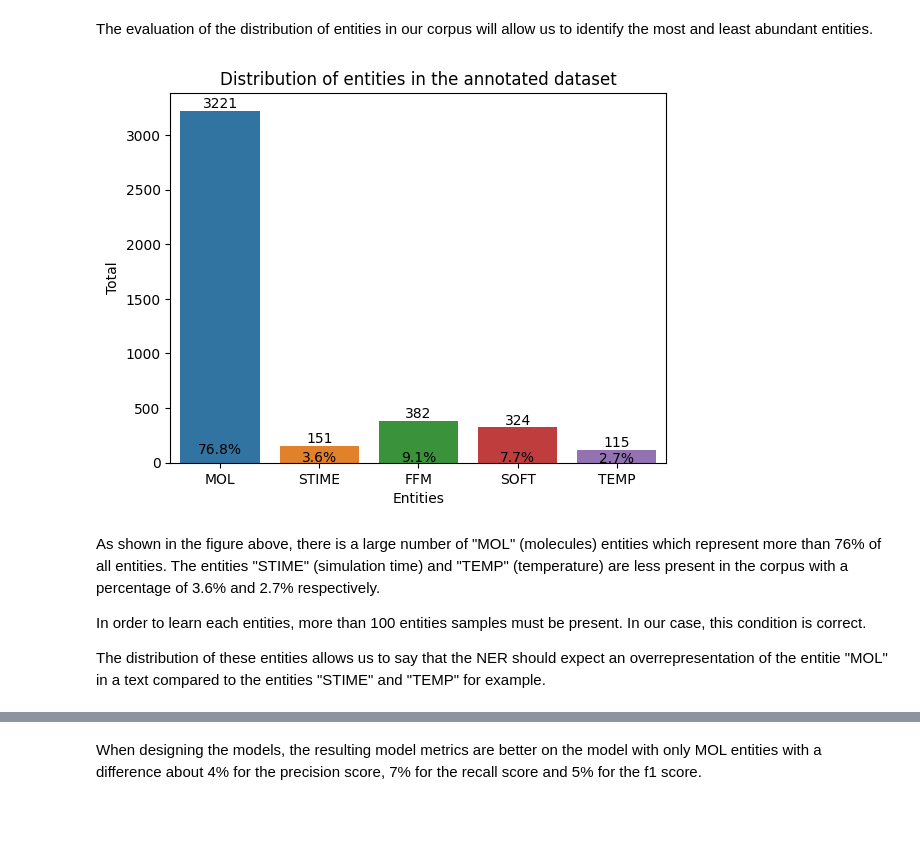
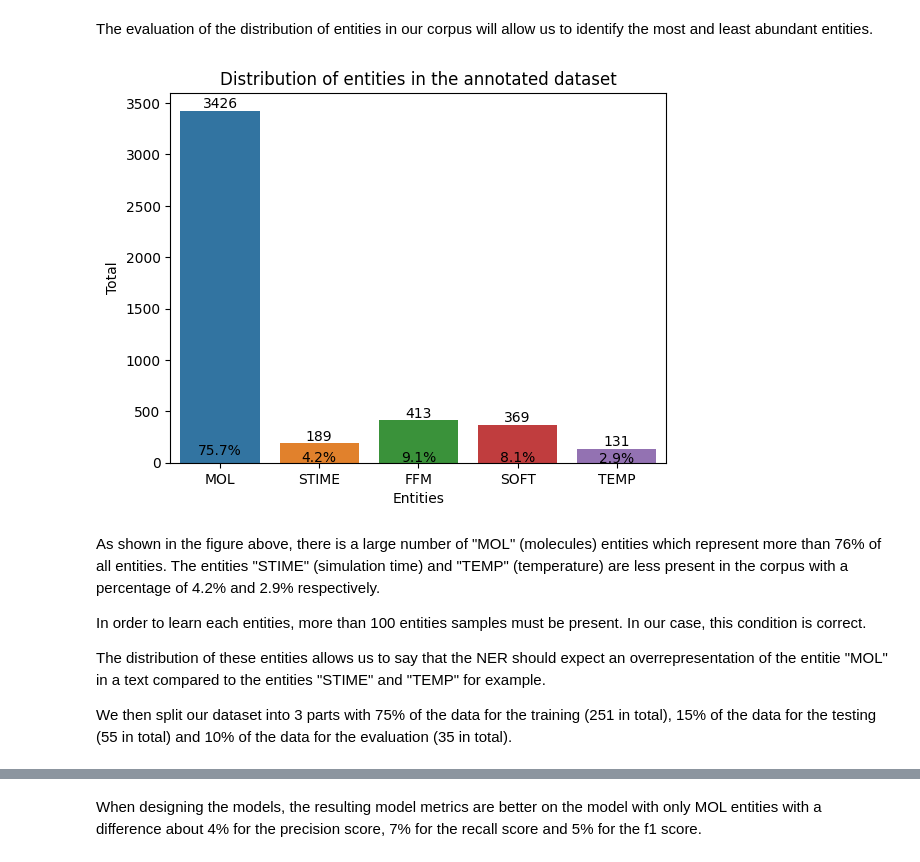
Before and after one commit to pierrepo/mdner, a Jupyter notebook: notebooks/evaluate_mdner.ipynb, the cells around one changed output, grey strips where cells are left out. Cells and saved outputs as stored; diff of their text form; code cells hidden in the pictures; blank space fills up the shorter version.

```diff
--- a/notebooks/evaluate_mdner.ipynb
+++ b/notebooks/evaluate_mdner.ipynb
@@ -18,47 +18,48 @@ import re
 ## Corpus composition
 # %% [markdown]
 The evaluation of the distribution of entities in our corpus will allow us to identify the most and least abundant entities.
-# %%
-path = "../annotations/"
-name_ents = ["MOL", "STIME", "FFM", "SOFT", "TEMP"]
-n_ents = dict.fromkeys(name_ents, 0)
-perc_ents = dict.fromkeys(name_ents, 0)
-total = 0
-
-# Get numbers and percentage for each entity
-for json_name in glob.glob(path + "*.json"):
-    with open(path + json_name, "r") as json_file:
-        annotations = json.load(json_file)["annotations"][0][1]
-        for _, _, label in annotations["entities"]:
-            n_ents[label] += 1
-            total += 1
-for label in name_ents:
-    perc_ents[label] = float(n_ents[label] / total) * 100
-
-# Create a pd.DataFrame that will contain the percentage and total number of sample entities.
-df_perc = pd.DataFrame.from_dict(perc_ents, orient="index", columns=["Percentage"])
-df_n = pd.DataFrame.from_dict(n_ents, orient="index", columns=["Total"])
-df = pd.concat([df_perc, df_n], axis=1)
-
-# Display a barplot for each entities
-ax = sns.barplot(x = df.index, y = 'Total', data=df)
-plt.xlabel("Entities")
-plt.title("Distribution of entities in the annotated dataset")
-
-for i, p in enumerate(ax.patches):
-    # Add the number of sample entities for each dedicated bar
-    ax.text(p.get_x() + p.get_width()/2,
-            p.get_height(),
-            f"{int(df.iloc[i]['Total'])}",
-            ha='center',
-            va='bottom')
-    # Add a percentage in each dedicated bar
-    ax.text(i, df.iloc[i]['Percentage'] + 1, str(round(df.iloc[i]['Percentage'], 1))+'%', ha='center')
-# %% [output]
-[figure, removed]
+# %%
+path = "../annotations/"
+name_ents = ["MOL", "STIME", "FFM", "SOFT", "TEMP"]
+n_ents = {label: 0 for label in name_ents}
+total = 0
+
+# Get numbers and percentage for each entity
+for json_name in glob.glob(path + "*.json"):
+    with open(json_name) as json_file:
+        annotations = json.load(json_file)["annotations"][0][1]
+        for _, _, label in annotations["entities"]:
+            n_ents[label] += 1
+            total += 1
+
+# Create a pandas DataFrame with the percentage and total number of sample entities.
+df = pd.DataFrame.from_dict(
+    {"Percentage": {label: n_ents[label] / total * 100 for label in name_ents},
+     "Total": n_ents}
+)
+
+# Display a bar plot for each entity
+ax = sns.barplot(x=df.index, y='Total', data=df)
+plt.xlabel("Entities")
+plt.title("Distribution of entities in the annotated dataset")
+
+# Add the number of sample entities and a percentage for each dedicated bar
+for i, p in enumerate(ax.patches):
+    ax.text(p.get_x() + p.get_width() / 2,
+            p.get_height(),
+            f"{int(df.iloc[i]['Total'])}",
+            ha='center',
+            va='bottom')
+    ax.text(i, df.iloc[i]['Percentage'] + 1,
+            f"{df.iloc[i]['Percentage']:.1f}%",
+            ha='center')
+# %% [output]
+[figure, added]
 # %% [markdown]
-As shown in the figure above, there is a large number of "MOL" (molecules) entities which represent more than 76% of all entities. The entities "STIME" (simulation time) and "TEMP" (temperature) are less present in the corpus with a percentage of 3.6% and 2.7% respectively.
+As shown in the figure above, there is a large number of "MOL" (molecules) entities which represent more than 76% of all entities. The entities "STIME" (simulation time) and "TEMP" (temperature) are less present in the corpus with a percentage of 4.2% and 2.9% respectively.
 
 In order to learn each entities, more than 100 entities samples must be present. In our case, this condition is correct.
 
 The distribution of these entities allows us to say that the NER should expect an overrepresentation of the entitie "MOL" in a text compared to the entities "STIME" and "TEMP" for example.
+
+We then split our dataset into 3 parts with 75% of the data for the training (251 in total), 15% of the data for the testing (55 in total) and 10% of the data for the evaluation (35 in total).
```
Also changed, not shown: parts of 30 cells of this notebook.
